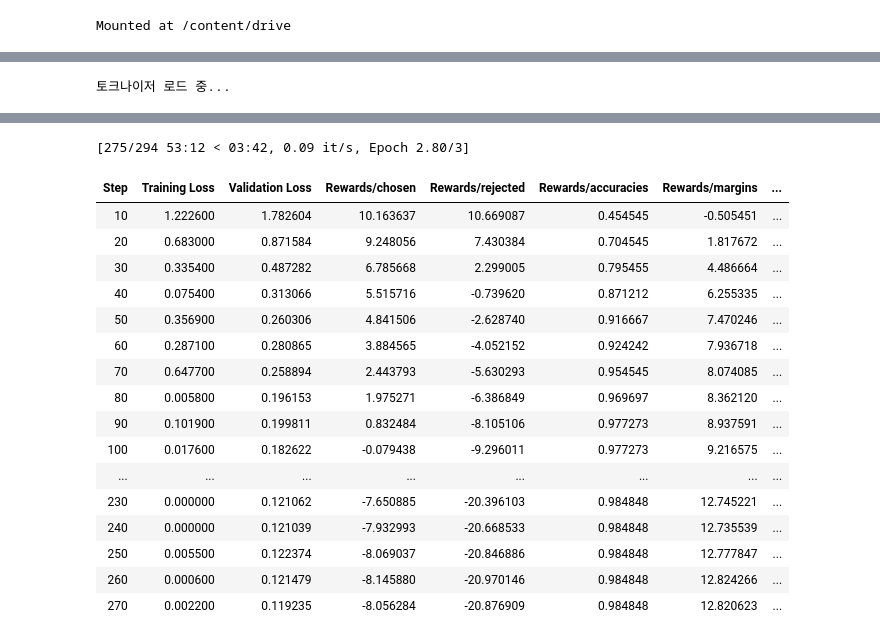
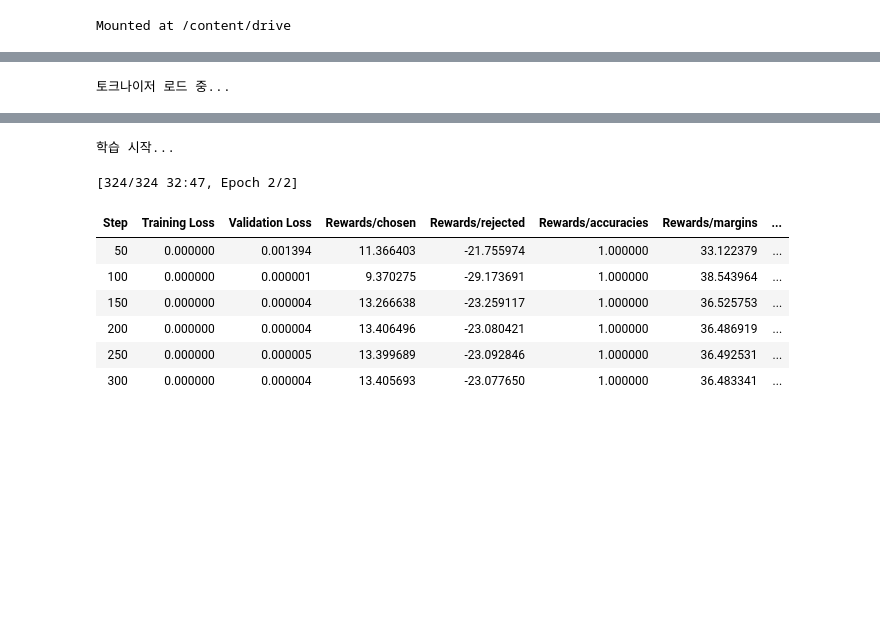
Before and after one commit to jjjh02/AmoRe_crm_generator, a Jupyter notebook: finetuning/train_dpo.ipynb, the cells around one changed output, grey strips where cells are left out. Cells and saved outputs as stored; diff of their text form; code cells hidden in the pictures; blank space fills up the shorter version.

Commit message:
refactor: DPO v7 served
For less seq_len, dpo-adapter-v7 served.

```diff
--- a/finetuning/train_dpo.ipynb
+++ b/finetuning/train_dpo.ipynb
@@ -85,13 +87,13 @@ from trl import DPOTrainer, DPOConfig
 MODEL_ID = "LGAI-EXAONE/EXAONE-4.0-1.2B"
 CACHE_DIR = "./models"
 OUTPUT_DIR = "./finetuning/checkpoints_dpo"
-OUTPUT_ADAPTER_DIR = "/content/drive/MyDrive/LikeLion/adapters_dpo_1_v4"
-BASE_ADAPTER_PATH = "/content/drive/MyDrive/LikeLion/adapters_sft_1_v2"
-NEW_ADAPTER_NAME = "dpo_adapter_v4"
+OUTPUT_ADAPTER_DIR = "/content/drive/MyDrive/LikeLion/Small Challenge/adapters_dpo_v7"
+BASE_ADAPTER_PATH = "/content/drive/MyDrive/LikeLion/Small Challenge/adapters_sft_v5"
+NEW_ADAPTER_NAME = "dpo_adapter_v7"
 
 # 데이터셋 경로 설정
 DATA_DIR = "/content/AmoRe_crm_generator/finetuning/finetuning_data/crm-dpo-dataset"
-JSON_FILE = os.path.join(DATA_DIR, "cycle_01_v4.jsonl")
+JSON_FILE = os.path.join(DATA_DIR, "cycle_01_v5.jsonl")
 
 # 하이퍼파라미터 설정
 PROMPT_LENGTH = 1024
@@ -150,8 +152,8 @@ if tokenizer.pad_token is None:
     tokenizer.pad_token = tokenizer.eos_token
 
 # 패딩 사이드 설정 (DPO 학습에 유리)
-tokenizer.padding_side = 'left'
-tokenizer.truncation_side = 'left'
+tokenizer.padding_side = 'right'
+tokenizer.truncation_side = 'right'
 
 # max_length 설정
 tokenizer.model_max_length = MAX_SEQ_LENGTH
@@ -183,24 +185,24 @@ model = AutoModelForCausalLM.from_pretrained(
     cache_dir=CACHE_DIR,
 )
 
-# 5. PEFT (LoRA) 설정
-print("PEFT 설정 중...")
-peft_config = LoraConfig(
-    lora_alpha=64,
-    lora_dropout=0.05,
-    r=64,
-    bias="none",
-    target_modules=[
-        "q_proj",
-        "k_proj",
-        "v_proj",
-        "o_proj",
-        "gate_proj",
-        "up_proj",
-        "down_proj",
-    ],
-    task_type="CAUSAL_LM"
-)
+# # 5. PEFT (LoRA) 설정
+# print("PEFT 설정 중...")
+# peft_config = LoraConfig(
+#     lora_alpha=64,
+#     lora_dropout=0.05,
+#     r=64,
+#     bias="none",
+#     target_modules=[
+#         "q_proj",
+#         "k_proj",
+#         "v_proj",
+#         "o_proj",
+#         "gate_proj",
+#         "up_proj",
+#         "down_proj",
+#     ],
+#     task_type="CAUSAL_LM"
+# )
 
 # 6. 베이스 어댑터 로드 (SFT한 어댑터)
 print(f"베이스 어댑터 로드 중: {BASE_ADAPTER_PATH}")
@@ -225,7 +227,7 @@ model.print_trainable_parameters()
 print("DPO Config 설정 중...")
 dpo_config = DPOConfig(
     output_dir=OUTPUT_DIR,
-    num_train_epochs=3,
+    num_train_epochs=2,
     per_device_train_batch_size=4,
     per_device_eval_batch_size=4,
     gradient_accumulation_steps=3,
@@ -241,9 +243,9 @@ dpo_config = DPOConfig(
     save_steps=100,
     save_total_limit=20,
     eval_strategy="steps",
-    eval_steps=10,
+    eval_steps=50,
     # fp16=True,
-    beta=0.3,
+    beta=0.1,
     loss_type="sigmoid",
     report_to="none"
 )
@@ -304,18 +298,9 @@ The following columns in the Training set don't have a corresponding argument in
-[275/294 53:12 < 03:42, 0.09 it/s, Epoch 2.80/3]
+학습 시작...
+[324/324 32:47, Epoch 2/2]
 | Step | Training Loss | Validation Loss | Rewards/chosen | Rewards/rejected | Rewards/accuracies | Rewards/margins | ... |
-| 10 | 1.222600 | 1.782604 | 10.163637 | 10.669087 | 0.454545 | -0.505451 | ... |
-| 20 | 0.683000 | 0.871584 | 9.248056 | 7.430384 | 0.704545 | 1.817672 | ... |
-| 30 | 0.335400 | 0.487282 | 6.785668 | 2.299005 | 0.795455 | 4.486664 | ... |
-| 40 | 0.075400 | 0.313066 | 5.515716 | -0.739620 | 0.871212 | 6.255335 | ... |
-| 50 | 0.356900 | 0.260306 | 4.841506 | -2.628740 | 0.916667 | 7.470246 | ... |
-| 60 | 0.287100 | 0.280865 | 3.884565 | -4.052152 | 0.924242 | 7.936718 | ... |
-| 70 | 0.647700 | 0.258894 | 2.443793 | -5.630293 | 0.954545 | 8.074085 | ... |
-| 80 | 0.005800 | 0.196153 | 1.975271 | -6.386849 | 0.969697 | 8.362120 | ... |
-| 90 | 0.101900 | 0.199811 | 0.832484 | -8.105106 | 0.977273 | 8.937591 | ... |
-| 100 | 0.017600 | 0.182622 | -0.079438 | -9.296011 | 0.977273 | 9.216575 | ... |
-| ... | ... | ... | ... | ... | ... | ... | ... |
-| 230 | 0.000000 | 0.121062 | -7.650885 | -20.396103 | 0.984848 | 12.745221 | ... |
-| 240 | 0.000000 | 0.121039 | -7.932993 | -20.668533 | 0.984848 | 12.735539 | ... |
-| 250 | 0.005500 | 0.122374 | -8.069037 | -20.846886 | 0.984848 | 12.777847 | ... |
-| 260 | 0.000600 | 0.121479 | -8.145880 | -20.970146 | 0.984848 | 12.824266 | ... |
-| 270 | 0.002200 | 0.119235 | -8.056284 | -20.876909 | 0.984848 | 12.820623 | ... |
+| 50 | 0.000000 | 0.001394 | 11.366403 | -21.755974 | 1.000000 | 33.122379 | ... |
+| 100 | 0.000000 | 0.000001 | 9.370275 | -29.173691 | 1.000000 | 38.543964 | ... |
+| 150 | 0.000000 | 0.000004 | 13.266638 | -23.259117 | 1.000000 | 36.525753 | ... |
+| 200 | 0.000000 | 0.000004 | 13.406496 | -23.080421 | 1.000000 | 36.486919 | ... |
+| 250 | 0.000000 | 0.000005 | 13.399689 | -23.092846 | 1.000000 | 36.492531 | ... |
+| 300 | 0.000000 | 0.000004 | 13.405693 | -23.077650 | 1.000000 | 36.483341 | ... |
```
Also changed, not shown: parts of 7 cells of this notebook.
